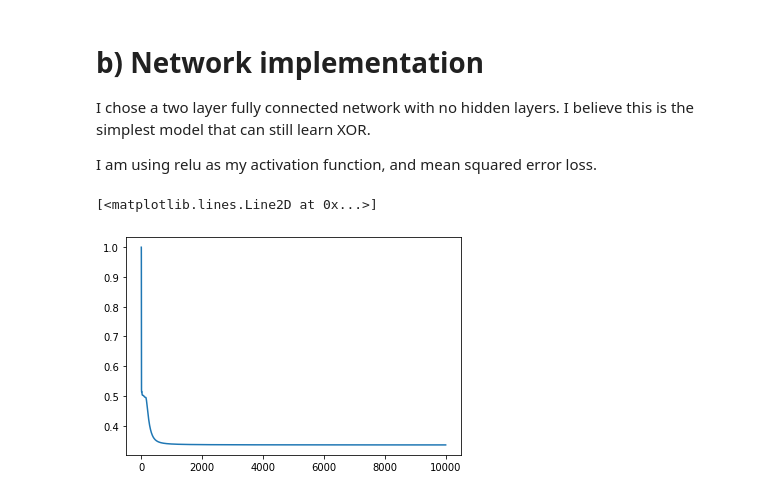
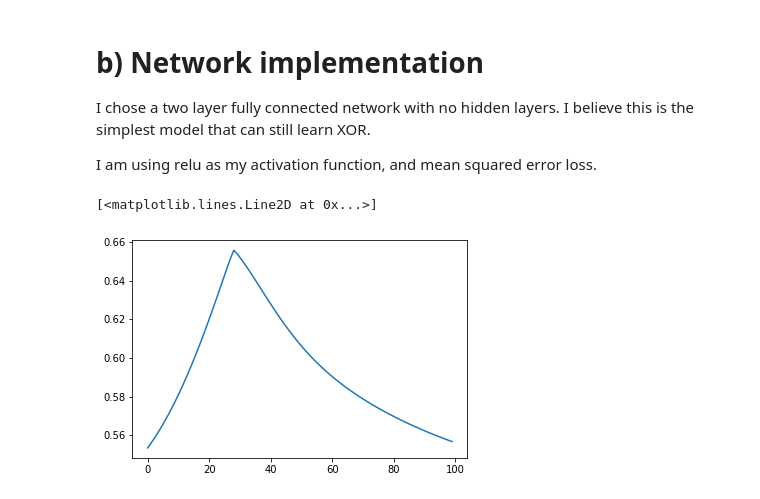
Before and after one commit to ezhang7423/ece180, a Jupyter notebook: hw5/xor.ipynb, the cells around one changed output. Drawn from its saved outputs; the diff is of its cells as text; code cells hidden in the pictures.

```diff
--- a/hw5/xor.ipynb
+++ b/hw5/xor.ipynb
@@ -45,25 +45,34 @@ def d_tanh(x):
 def loss(exp_y, act_y):
     return .5 * (exp_y - act_y) ** 2
 
+
 # model
 class Neuron:
+
     def __init__(self, activation_fn=relu):
-        # self.weights = np.random.rand(3)
-        self.weights = np.array([1, 1, 1])
+        self.weights = np.random.rand(3)
+        self.weights = np.array([1, -1, .5])
         self.activation_fn = activation_fn
 
-    def pred(self, x):
-        pre_activation = self.weights @ np.concatenate((x, [1]))
+    def pred(self, x, output_pre=False):
+        pre_activation = self.weights @ self.concat(x)
+        if output_pre:
+            return pre_activation
         return self.activation_fn(pre_activation)
 
     def update(self, partials, lr):
         # print(partials)
         self.weights = self.weights - partials * lr
 
+    @staticmethod
+    def concat(x):
+        return np.concatenate((x, [1]))
+
 
 class NumpyModel:
     def  __init__(self, lr=.1):
         self.input_layer = [Neuron(), Neuron()]
+        self.input_layer[0].weights = np.array([1, -1, -.5])
         self.output_layer = Neuron(activation_fn=tanh)
         self.lr = lr
 
@@ -72,17 +81,18 @@ class NumpyModel:
 
     def update(self, exp_y, act_y, x):
         # Update output neuron
-        partial_exp_y = d_tanh(exp_y) * np.array([self.input_layer[0].pred(x), self.input_layer[1].pred(x), 1])
-        partial_l = (exp_y - act_y) * partial_exp_y
+        il = self.input_layer
+        partial_l_output_layer = (exp_y - act_y) * d_tanh(exp_y) * np.array([il[0].pred(x), il[1].pred(x), 1])
 
         # Update input neuron
         def update_input_layer(index, neuron):
-            neuron.update((exp_y - act_y) * d_tanh(exp_y)  * self.output_layer.weights[index] * d_relu(neuron.weights @ np.concatenate((x, [1]))) * np.concatenate((x, [1])), self.lr)
+            pre = il[index].pred(x, output_pre=True)
+            neuron.update((exp_y - act_y) * d_tanh(exp_y) * d_relu(pre) * Neuron.concat(x), self.lr)
 
         update_input_layer(0, self.input_layer[0])
         update_input_layer(1, self.input_layer[1])
 
-        self.output_layer.update(partial_l, self.lr)
+        self.output_layer.update(partial_l_output_layer, self.lr)
         # print('o', self.output_layer.weights)
 
 
@@ -90,57 +100,59 @@ class NumpyModel:
 
 
 # Train with stochastic gradient descent
-def sgd(model, train_x, train_y, iterations=4):
-    x_generator = itertools.cycle(train_x)
-    y_generator = itertools.cycle(train_y)
+def sgd(model, train_x, train_y):
+    y_preds = []
+
 
     # print('starting new epoch')
-    for j in range(len(train_x)):
-        x = next(x_generator)
-        y = next(y_generator)
+    for x, y in zip(train_x, train_y):
         # print('Correct ans:', y)
         prediction = model.pred(x)
         # print('Before update:', model.pred(x))
         # print(model.input_layer[0].weights)
         # print(model.input_layer[1].weights)
         # print(model.output_layer.weights)
-        model.update(prediction, y, x)
+        y_preds.append(prediction)
         # print('After update:', model.pred(x))
         # print(model.input_layer[0].weights)
         # print(model.input_layer[1].weights)
         # print(model.output_layer.weights)
         # print()
+
+    # do the updates
+    for i in range(len(train_x)):
+        model.update(y_preds[i], train_y[i], train_x[i])
 
 
 def test(model, test_x, test_y, verbose=False):
     exp_y = [model.pred(x) for x in test_x]
     if verbose:
         print(test_x)
         print(test_y, exp_y)
     return np.mean(loss(exp_y, test_y))
 
 
 def train(model, epochs=10):
     history = []
     for epoch in range(epochs):
         loss = test(model, train_x, train_y)
         history.append(loss)
         sgd(model, train_x, train_y)
     return history
 
 
 
 train_x = np.array([
     [0, 0],
     [0, 1],
     [1, 0],
     [1, 1]
 ])
 
 train_y = np.array([1, -1, -1, 1])
-m = NumpyModel(.1)
-history = train(m, epochs=10000)
+m = NumpyModel(.01)
+history = train(m, epochs=100)
 plt.plot(history)
 # %% [output]
 [<matplotlib.lines.Line2D at 0x...>]
-[figure, old version]
+[figure, new version]
```
Also changed, not shown: parts of 4 cells of this notebook.
